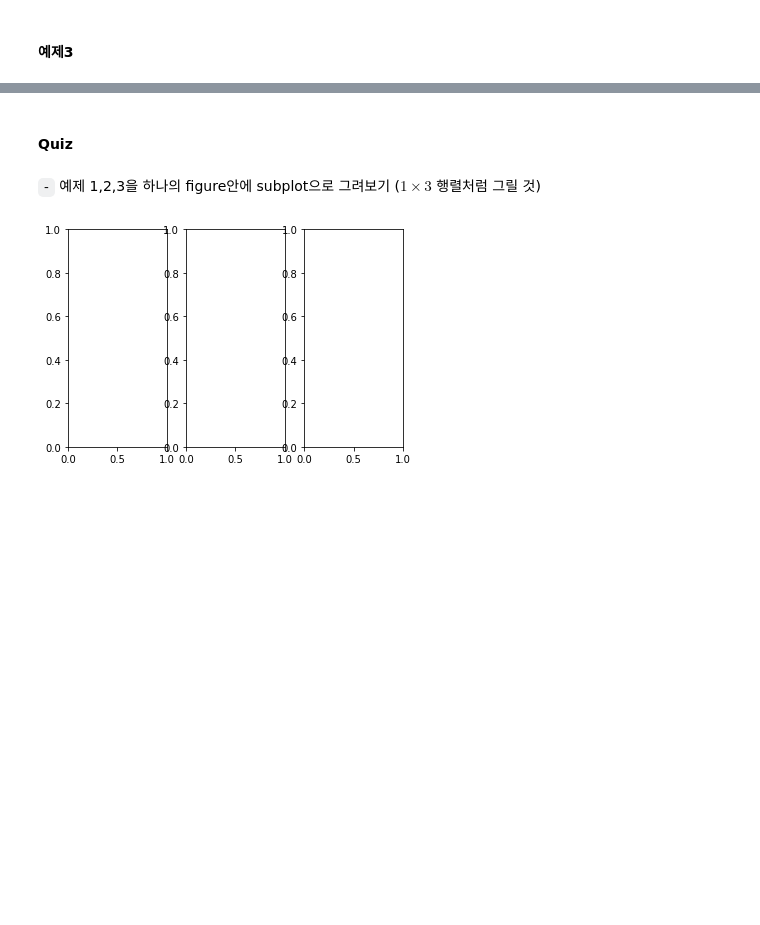
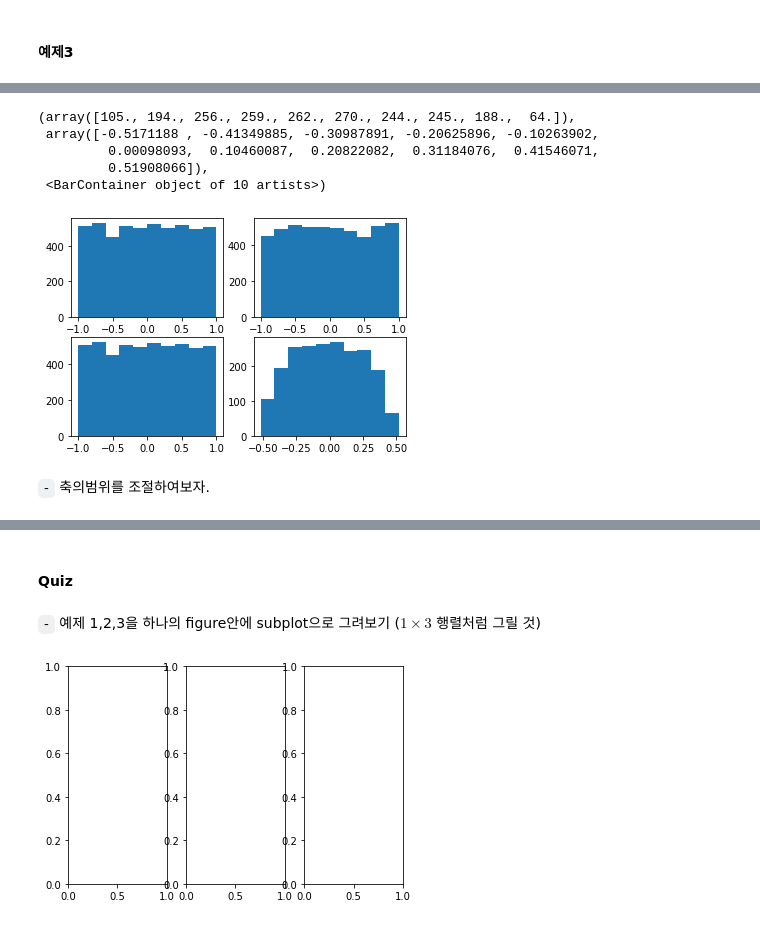
Before and after one commit to pinkocto/dinonene, a Jupyter notebook: _notebooks/2022-01-05.ipynb, the cells around one changed output, grey strips where cells are left out. Cells and saved outputs as stored; diff of their text form; code cells hidden in the pictures; blank space fills up the shorter version.

```diff
--- a/_notebooks/2022-01-05.ipynb
+++ b/_notebooks/2022-01-05.ipynb
@@ -87,0 +110,16 @@ array([[ 1.        , -0.00255104],
+# %%
+h=0.05
+_,axs=plt.subplots(2,2)
+axs[0,0].hist(y2[(x2> -h)*(x2< h)])
+axs[0,1].hist(y2[(x2> 0.9-h)*(x2< 0.9+h)])
+axs[1,0].hist(y3[(x3> -h)*(x3< h)])
+axs[1,1].hist(y3[(x3> 0.9-h)*(x3< 0.9+h)])
+# %% [output]
+(array([105., 194., 256., 259., 262., 270., 244., 245., 188.,  64.]),
+ array([-0.5171188 , -0.41349885, -0.30987891, -0.20625896, -0.10263902,
+         0.00098093,  0.10460087,  0.20822082,  0.31184076,  0.41546071,
+         0.51908066]),
+ <BarContainer object of 10 artists>)
+[figure, added]
+# %% [markdown]
+`-` 축의범위를 조절하여보자.
```
Also changed, not shown: parts of 32 cells of this notebook.
